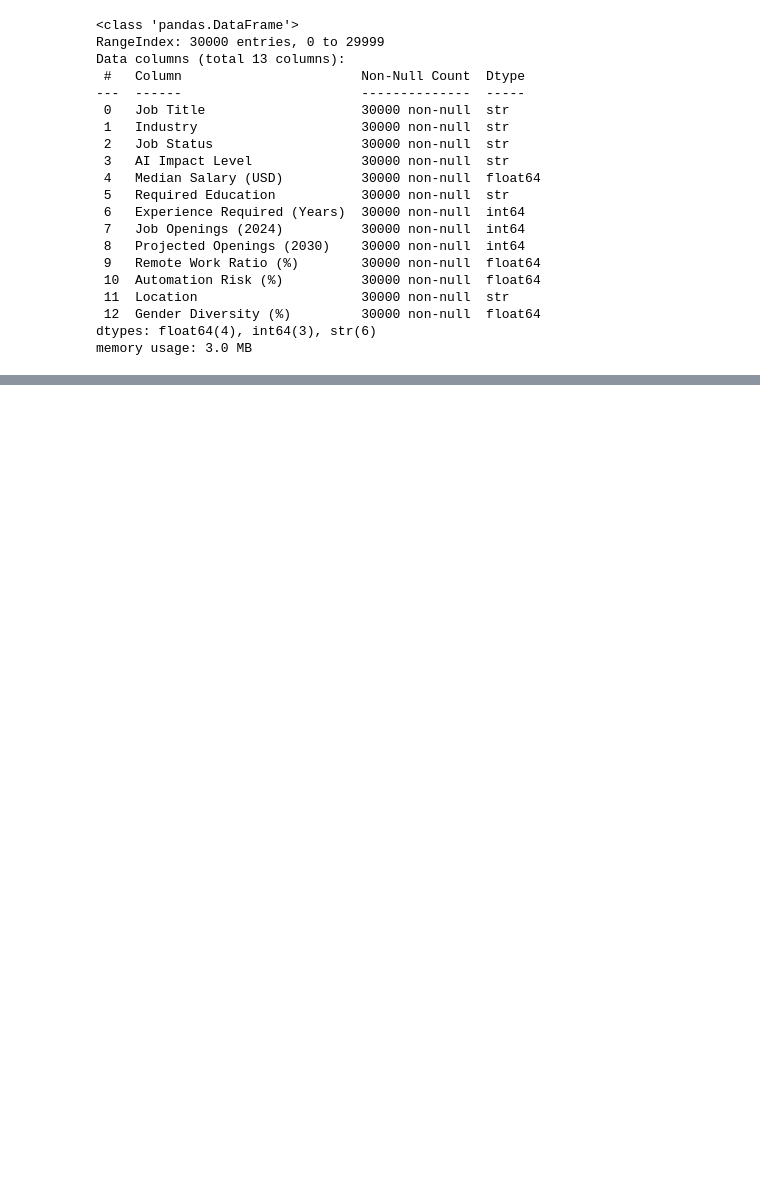
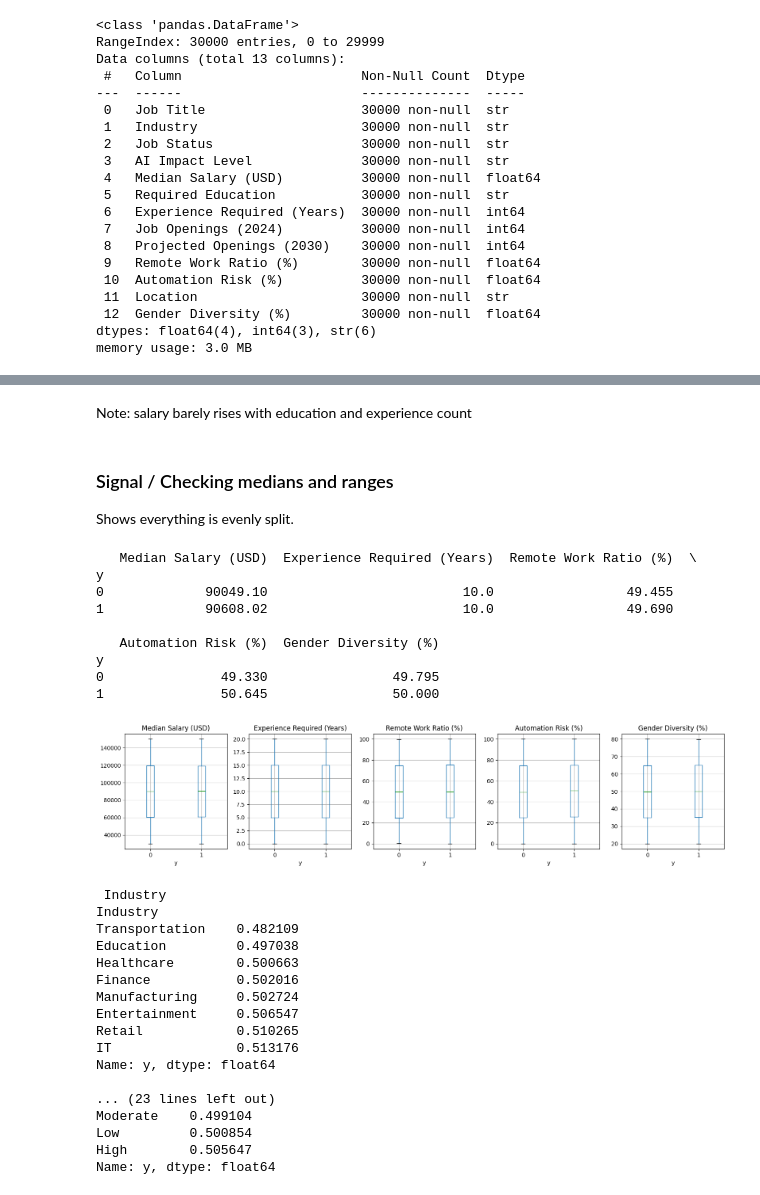
Before and after one commit to pstat-197a-fall2026/vignette-tabular-nn, a Jupyter notebook: scripts/emma-scratch.ipynb, the cells around one changed output, grey strips where cells are left out. Cells and saved outputs as stored; diff of their text form; code cells hidden in the pictures; blank space fills up the shorter version.

```diff
--- a/scripts/emma-scratch.ipynb
+++ b/scripts/emma-scratch.ipynb
@@ -48,0 +92,7 @@ memory usage: 3.0 MB
+# %%
+openings = raw["Projected Openings (2030)"] > raw["Job Openings (2024)"]
+status_inc = raw["Job Status"].eq("Increasing")
+
+agreement = (openings == status_inc).mean()
+print("Number of rows where Status matches Openings direction: ", agreement)
+print(raw["Job Status"].value_counts(normalize=True))
@@ -48,0 +109,5 @@ memory usage: 3.0 MB
+# %%
+y = openings.astype(int)
+
+print("openings")
+print(y.value_counts(normalize=True))
@@ -48,0 +123,6 @@ memory usage: 3.0 MB
+# %%
+print(raw.nunique())
+
+for col in ["Industry", "Location", "Required Education", "AI Impact Level", "Job Status"]:
+    print("\n", col)
+    print(raw[col].value_counts())
@@ -48,0 +156,61 @@ memory usage: 3.0 MB
+# %% [markdown]
+Note: salary barely rises with education and experience count
+# %% [markdown]
+### Signal / Checking medians and ranges
+
+Shows everything is evenly split.
+# %%
+import matplotlib.pyplot as plt
+
+labeled = raw.copy()
+labeled["y"] = y
+
+num_cols = [
+    "Median Salary (USD)",
+    "Experience Required (Years)",
+    "Remote Work Ratio (%)",
+    "Automation Risk (%)",
+    "Gender Diversity (%)",
+]
+print(labeled.groupby("y")[num_cols].median())
+
+fig, axes = plt.subplots(1, len(num_cols), figsize=(16, 4))
+for ax, col in zip(axes, num_cols):
+    labeled.boxplot(column=col, by="y", ax=ax)
+    ax.set_title(col)
+
+plt.suptitle("")
+plt.tight_layout()
+plt.show()
+
+for col in ["Industry", "Location", "Required Education", "AI Impact Level"]:
+    print("\n", col)
+    print(labeled.groupby(col)["y"].mean().sort_values())
+# %% [output]
+   Median Salary (USD)  Experience Required (Years)  Remote Work Ratio (%)  \
+y
+0             90049.10                         10.0                 49.455
+1             90608.02                         10.0                 49.690
+
+   Automation Risk (%)  Gender Diversity (%)
+y
+0               49.330                49.795
+1               50.645                50.000
+[figure, added]
+ Industry
+Industry
+Transportation    0.482109
+Education         0.497038
+Healthcare        0.500663
+Finance           0.502016
+Manufacturing     0.502724
+Entertainment     0.506547
+Retail            0.510265
+IT                0.513176
+Name: y, dtype: float64
+
+... (23 lines left out)
+Moderate    0.499104
+Low         0.500854
+High        0.505647
+Name: y, dtype: float64
```
Also changed, not shown: parts of 15 cells of this notebook, 4 other files.
